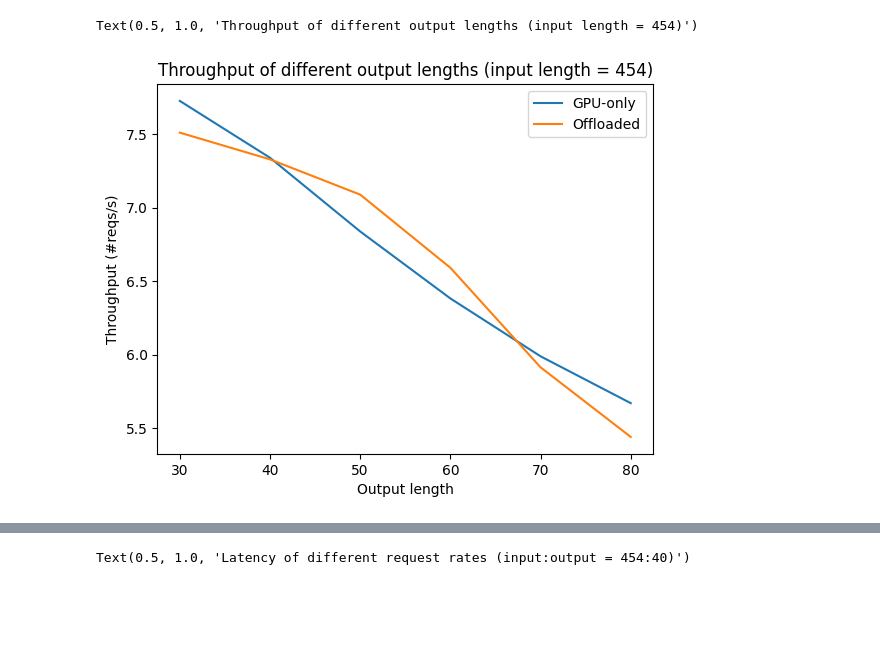
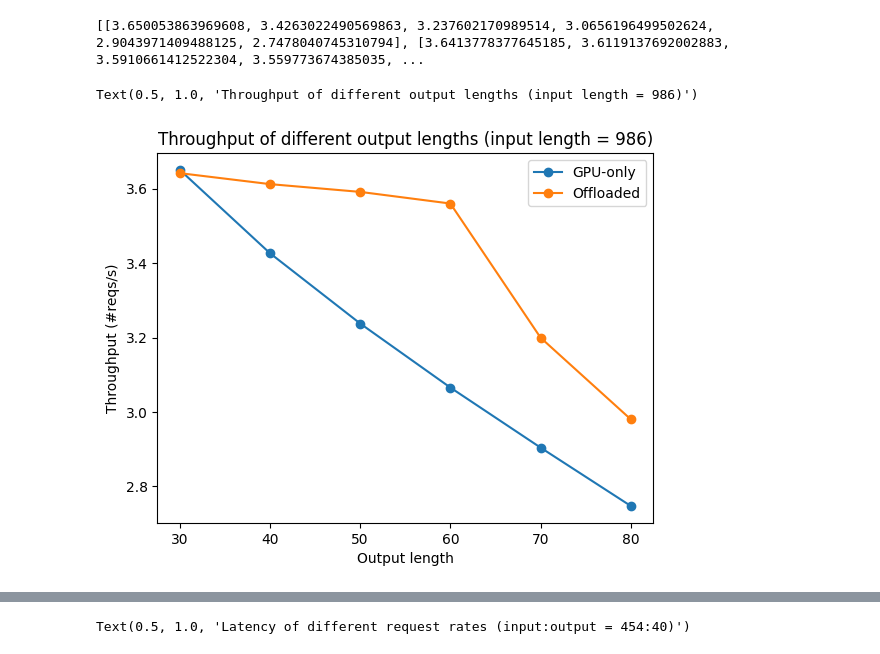
Before and after one commit to SwiftSeal03/swiftLLM, a Jupyter notebook: profile/e2e-illst.ipynb, the cells around one changed output, grey strips where cells are left out. Cells and saved outputs as stored; diff of their text form; code cells hidden in the pictures; blank space fills up the shorter version.

```diff
--- a/profile/e2e-illst.ipynb
+++ b/profile/e2e-illst.ipynb
@@ -1,18 +1,38 @@
-# %%
-import matplotlib.pyplot as plt
-
-output_lens = [30, 40, 50, 60, 70, 80]
-tp0 = [7.727, 7.340, 6.838, 6.382, 5.988, 5.669]
-tp1 = [7.511, 7.329, 7.089, 6.591, 5.913, 5.439]
-
-
-plt.plot(output_lens, tp0, label='GPU-only')
-plt.plot(output_lens, tp1, label='Offloaded')
-
-plt.xlabel('Output length')
-plt.ylabel('Throughput (#reqs/s)')
-plt.legend()
-plt.title('Throughput of different output lengths (input length = 454)')
-# %% [output]
-Text(0.5, 1.0, 'Throughput of different output lengths (input length = 454)')
-[figure, removed]
+# %%
+import matplotlib.pyplot as plt
+import json
+import numpy as np
+
+in_len = 986
+num_data = 3000
+output_lens = [30, 40, 50, 60, 70, 80]
+
+tps = [[], []]
+
+for out_len in output_lens:
+  path_prefix = '../data/d0827/'
+  file_names = [f'{num_data}-{in_len}-{out_len}-True.json', f'{num_data}-{in_len}-{out_len}-False.json']
+  # file_names = [f'{num_data}-{out_len}-True.json', f'{num_data}-{out_len}-False.json']
+  file_names = [path_prefix + f for f in file_names]
+  for i, filename in enumerate(file_names):
+    with open(filename) as f:
+      data = json.load(f)
+
+    ndata = len(data)
+    nwarmup = (ndata + 1) // 10
+    ncooldown = (ndata + 1) // 10 * 8
+    tps[i].append(1 / np.mean(data[nwarmup: ncooldown]))
+
+print(tps)
+
+plt.plot(output_lens, tps[0], label='GPU-only', marker='o')
+plt.plot(output_lens, tps[1], label='Offloaded', marker='o')
+
+plt.xlabel('Output length')
+plt.ylabel('Throughput (#reqs/s)')
+plt.legend()
+plt.title(f'Throughput of different output lengths (input length = {in_len})')
+# %% [output]
+[[3.650053863969608, 3.4263022490569863, 3.237602170989514, 3.0656196499502624, 2.9043971409488125, 2.7478040745310794], [3.6413778377645185, 3.6119137692002883, 3.5910661412522304, 3.559773674385035, ...
+Text(0.5, 1.0, 'Throughput of different output lengths (input length = 986)')
+[figure, added]
```
Also changed, not shown: parts of 2 cells of this notebook, 2 other files.
